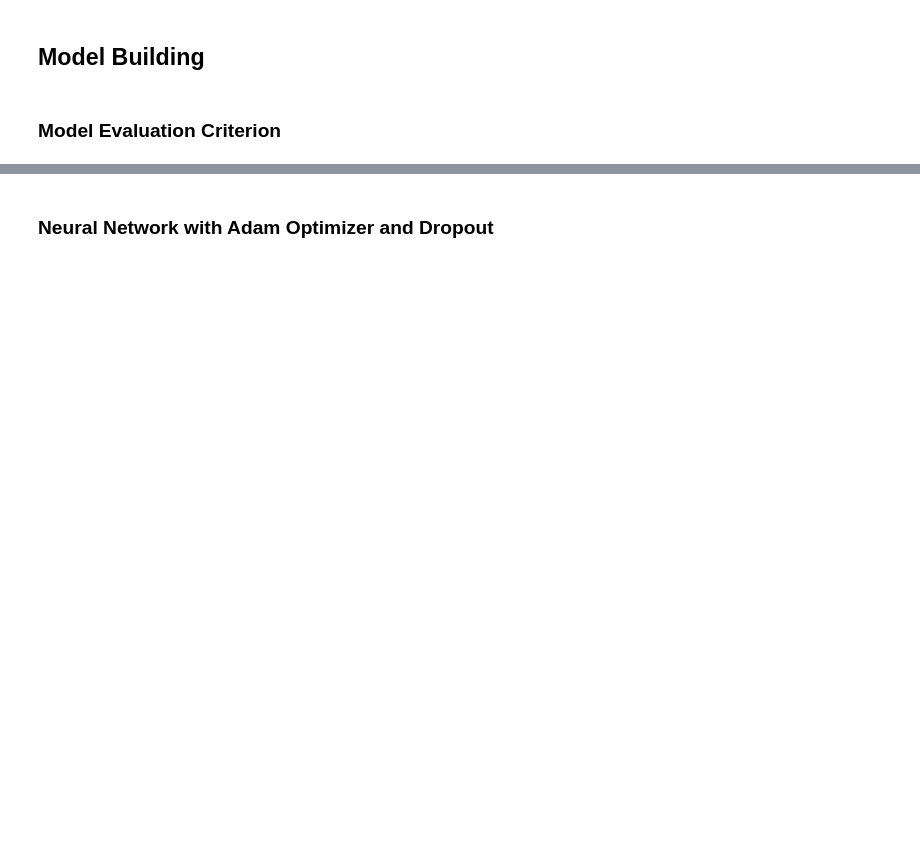
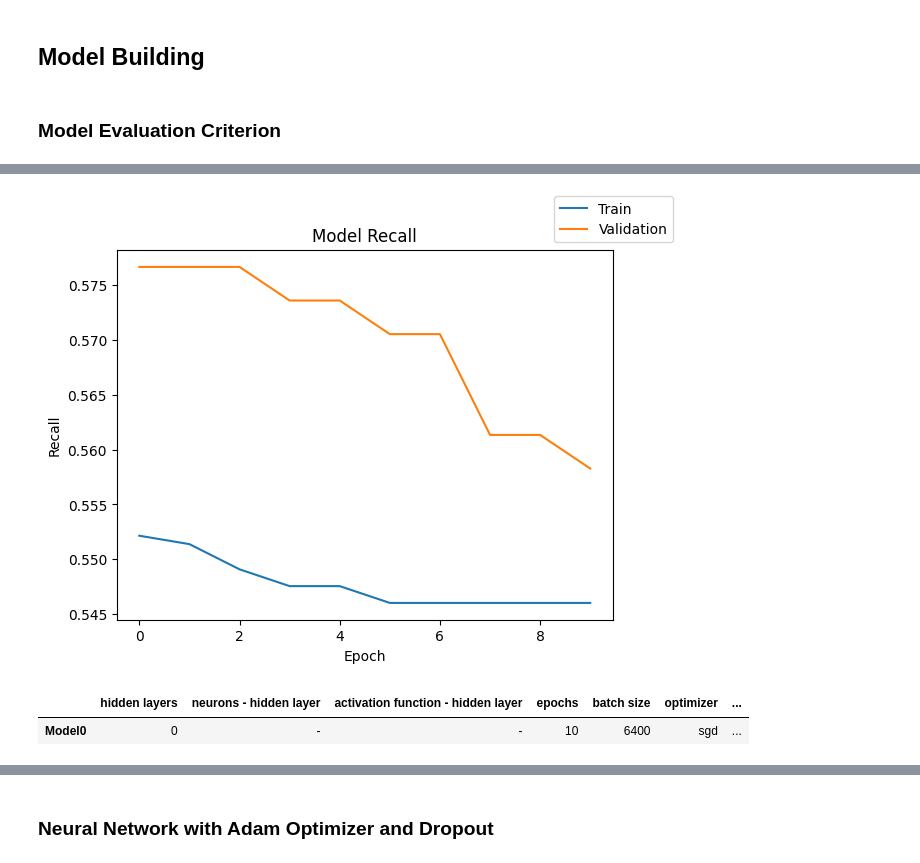
Before and after one commit to sheikhomer/BankChurnPrediction, a Jupyter notebook: INN_Learner_Notebook_Full_code.ipynb, the cells around one changed output, grey strips where cells are left out. Saved outputs shown, nothing was run; the diff lists cells and outputs as text; code cells hidden in the pictures; blank space fills up the shorter version.

```diff
--- a/INN_Learner_Notebook_Full_code.ipynb
+++ b/INN_Learner_Notebook_Full_code.ipynb
@@ -615,0 +898,4 @@ Write down the logic for choosing the metric that would be the best metric for t
+# %%
+plot(history, 'recall')
+# %% [output]
+[figure, added]
@@ -615,0 +904,5 @@ Write down the logic for choosing the metric that would be the best metric for t
+# %%
+results
+# %% [output]
+|  | hidden layers | neurons - hidden layer | activation function - hidden layer | epochs | batch size | optimizer | ... |
+| Model0 | 0 | - | - | 10 | 6400 | sgd | ... |
```
Also changed, not shown: parts of 185 cells of this notebook.
